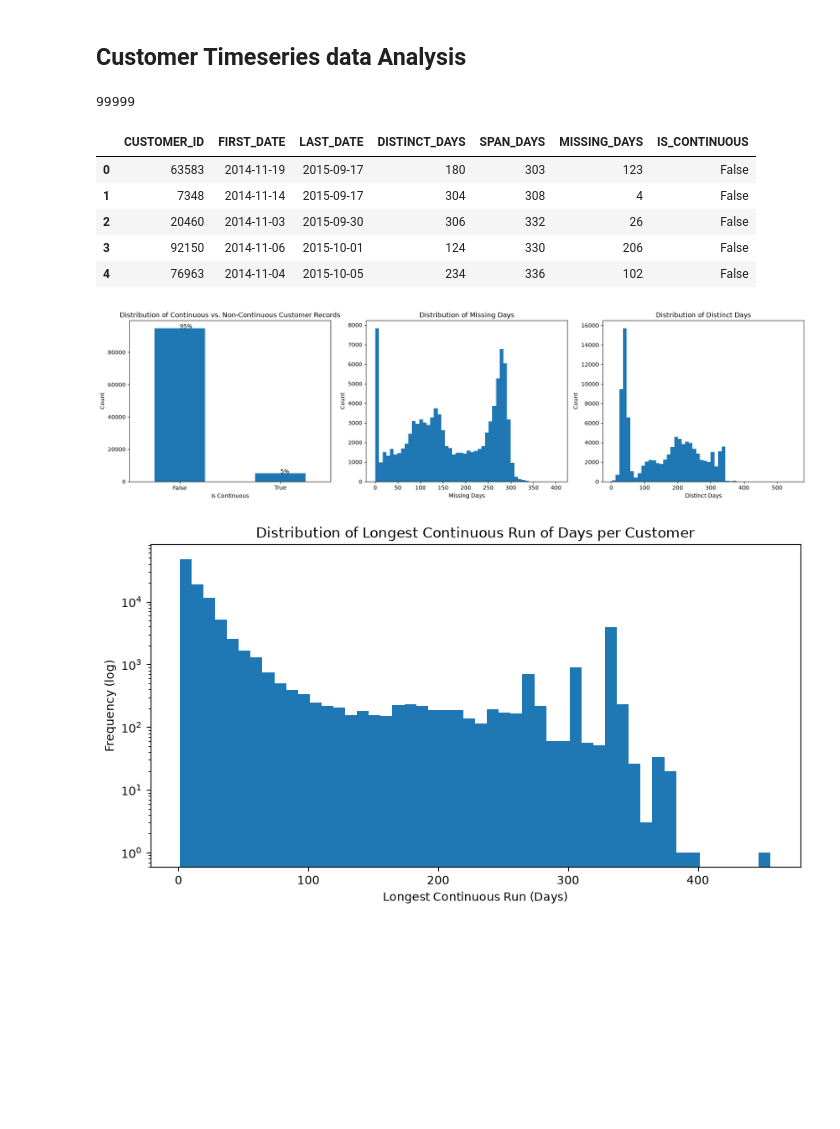
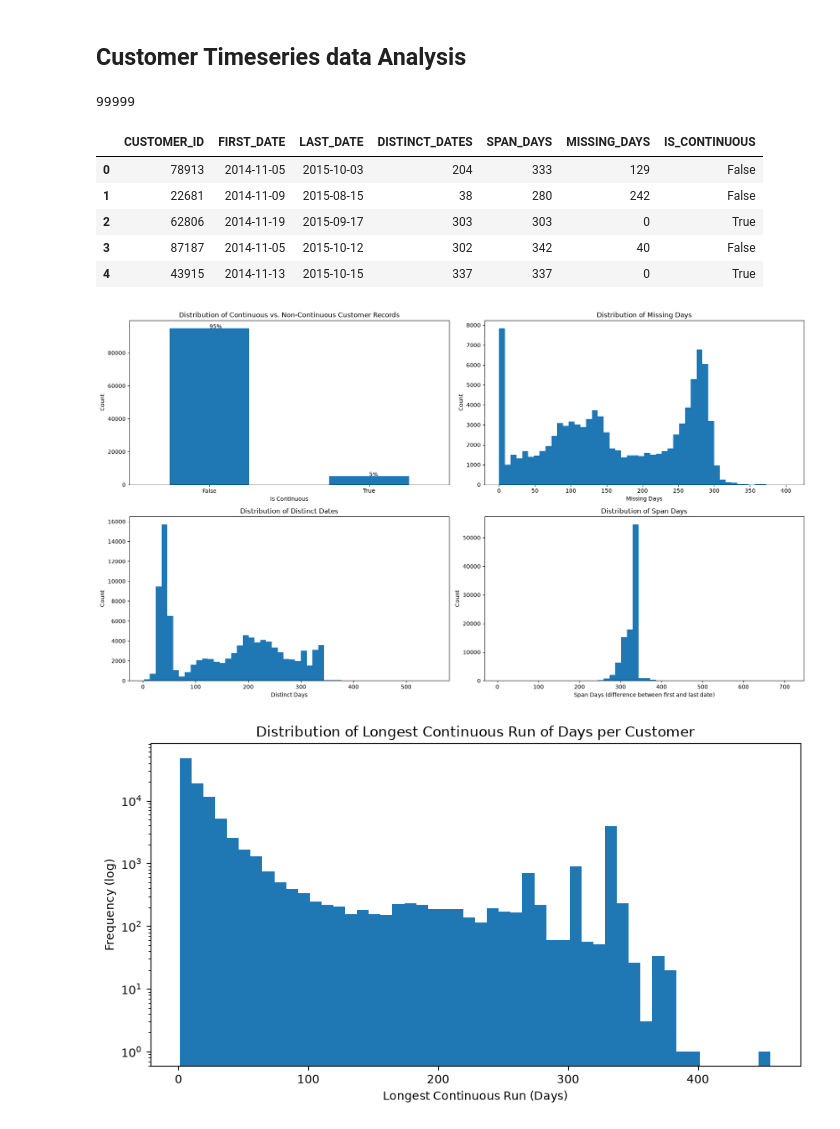
Before and after one commit to reem-naji/potential-fortnight, a Jupyter notebook: notebooks/data_analysis.ipynb, the cells around one changed output. Cells and saved outputs as stored; diff of their text form; code cells hidden in the pictures; blank space fills up the shorter version.

```diff
--- a/notebooks/data_analysis.ipynb
+++ b/notebooks/data_analysis.ipynb
@@ -615,15 +696,15 @@ summary = (
     .agg([
         pl.col("DATE").min().alias("FIRST_DATE"),
         pl.col("DATE").max().alias("LAST_DATE"),
-        pl.col("DATE").n_unique().alias("DISTINCT_DAYS"),
+        pl.col("DATE").n_unique().alias("DISTINCT_DATES"),
     ])
     .with_columns(
         ((pl.col("LAST_DATE") - pl.col("FIRST_DATE")).dt.total_days() + 1)
             .alias("SPAN_DAYS")
     )
     .with_columns([
-        (pl.col("SPAN_DAYS") - pl.col("DISTINCT_DAYS")).alias("MISSING_DAYS"),
-        (pl.col("SPAN_DAYS") == pl.col("DISTINCT_DAYS")).alias("IS_CONTINUOUS"),
+        (pl.col("SPAN_DAYS") - pl.col("DISTINCT_DATES")).alias("MISSING_DAYS"),
+        (pl.col("SPAN_DAYS") == pl.col("DISTINCT_DATES")).alias("IS_CONTINUOUS"),
     ])
 )
 summary = summary.collect().to_pandas()
@@ -631,39 +712,47 @@ print(summary.shape[0])
 summary.head()
 # %% [output]
 99999
-|  | CUSTOMER_ID | FIRST_DATE | LAST_DATE | DISTINCT_DAYS | SPAN_DAYS | MISSING_DAYS | IS_CONTINUOUS |
-| 0 | 63583 | 2014-11-19 | 2015-09-17 | 180 | 303 | 123 | False |
-| 1 | 7348 | 2014-11-14 | 2015-09-17 | 304 | 308 | 4 | False |
-| 2 | 20460 | 2014-11-03 | 2015-09-30 | 306 | 332 | 26 | False |
-| 3 | 92150 | 2014-11-06 | 2015-10-01 | 124 | 330 | 206 | False |
-| 4 | 76963 | 2014-11-04 | 2015-10-05 | 234 | 336 | 102 | False |
+|  | CUSTOMER_ID | FIRST_DATE | LAST_DATE | DISTINCT_DATES | SPAN_DAYS | MISSING_DAYS | IS_CONTINUOUS |
+| 0 | 78913 | 2014-11-05 | 2015-10-03 | 204 | 333 | 129 | False |
+| 1 | 22681 | 2014-11-09 | 2015-08-15 | 38 | 280 | 242 | False |
+| 2 | 62806 | 2014-11-19 | 2015-09-17 | 303 | 303 | 0 | True |
+| 3 | 87187 | 2014-11-05 | 2015-10-12 | 302 | 342 | 40 | False |
+| 4 | 43915 | 2014-11-13 | 2015-10-15 | 337 | 337 | 0 | True |
 # %%
-fig, (axes1, axes2, axes3) = plt.subplots(1, 3, figsize=(18, 5))
+fig, ((axes1, axes2), (axes3, axes4)) = plt.subplots(2, 2, figsize=(18, 10))
+
 is_continuous = summary.IS_CONTINUOUS.value_counts()
+
 is_continuous.plot(kind='bar', ax=axes1)
 axes1.set_title("Distribution of Continuous vs. Non-Continuous Customer Records")
 axes1.set_xlabel("Is Continuous")
 axes1.set_ylabel("Count")
 axes1.set_xticklabels(axes1.get_xticklabels(), rotation=0)
 false_height = is_continuous[False]
 true_height = is_continuous[True]
-axes1.annotate(f"{is_continuous[False]/99999:.0%}", xy=(0, false_height+2))
-axes1.annotate(f"{is_continuous[True]/99999:.0%}", xy=(1, true_height+2))
-
-summary.DISTINCT_DAYS.plot(kind='hist', bins=50, ax=axes3)
-axes3.set_title("Distribution of Distinct Days")
-axes3.set_xlabel("Distinct Days")
-axes3.set_ylabel("Count")
+no_customers = summary.shape[0]
+axes1.annotate(f"{is_continuous[False]/no_customers:.0%}", xy=(0, false_height+2))
+axes1.annotate(f"{is_continuous[True]/no_customers:.0%}", xy=(1, true_height+2))
 
 summary.MISSING_DAYS.plot(kind='hist', bins=50, ax=axes2)
 axes2.set_title("Distribution of Missing Days")
 axes2.set_xlabel("Missing Days")
 axes2.set_ylabel("Count")
 
+summary.DISTINCT_DATES.plot(kind='hist', bins=50, ax=axes3)
+axes3.set_title("Distribution of Distinct Dates")
+axes3.set_xlabel("Distinct Days")
+axes3.set_ylabel("Count")
+
+summary.SPAN_DAYS.plot(kind='hist', bins=50, ax=axes4)
+axes4.set_title("Distribution of Span Days")
+axes4.set_xlabel("Span Days (difference between first and last date)")
+axes4.set_ylabel("Count")
+
 plt.tight_layout()
 plt.show()
 # %% [output]
-[figure, old version]
+[figure, new version]
 # %%
 runs = (
     A
```
Also changed, not shown: parts of 30 cells of this notebook.
